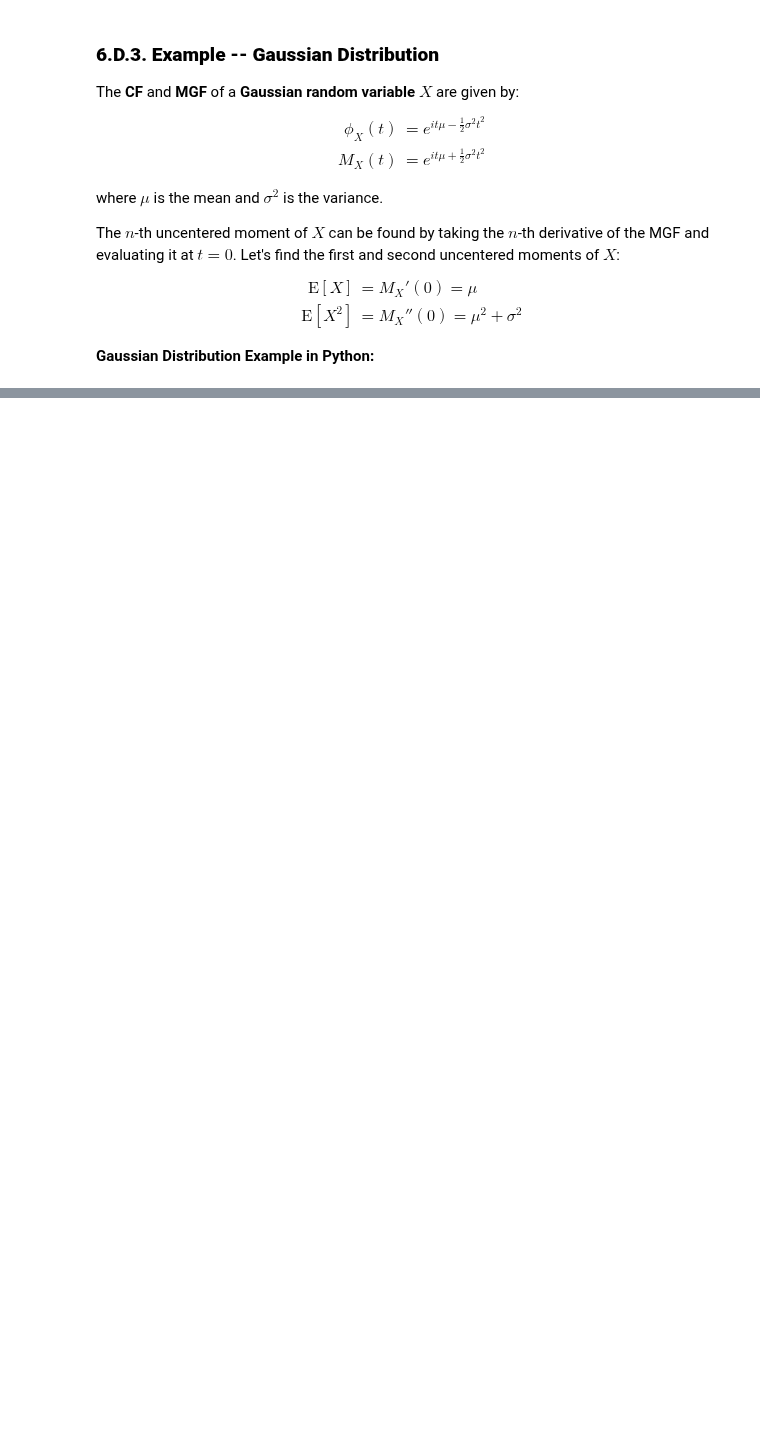
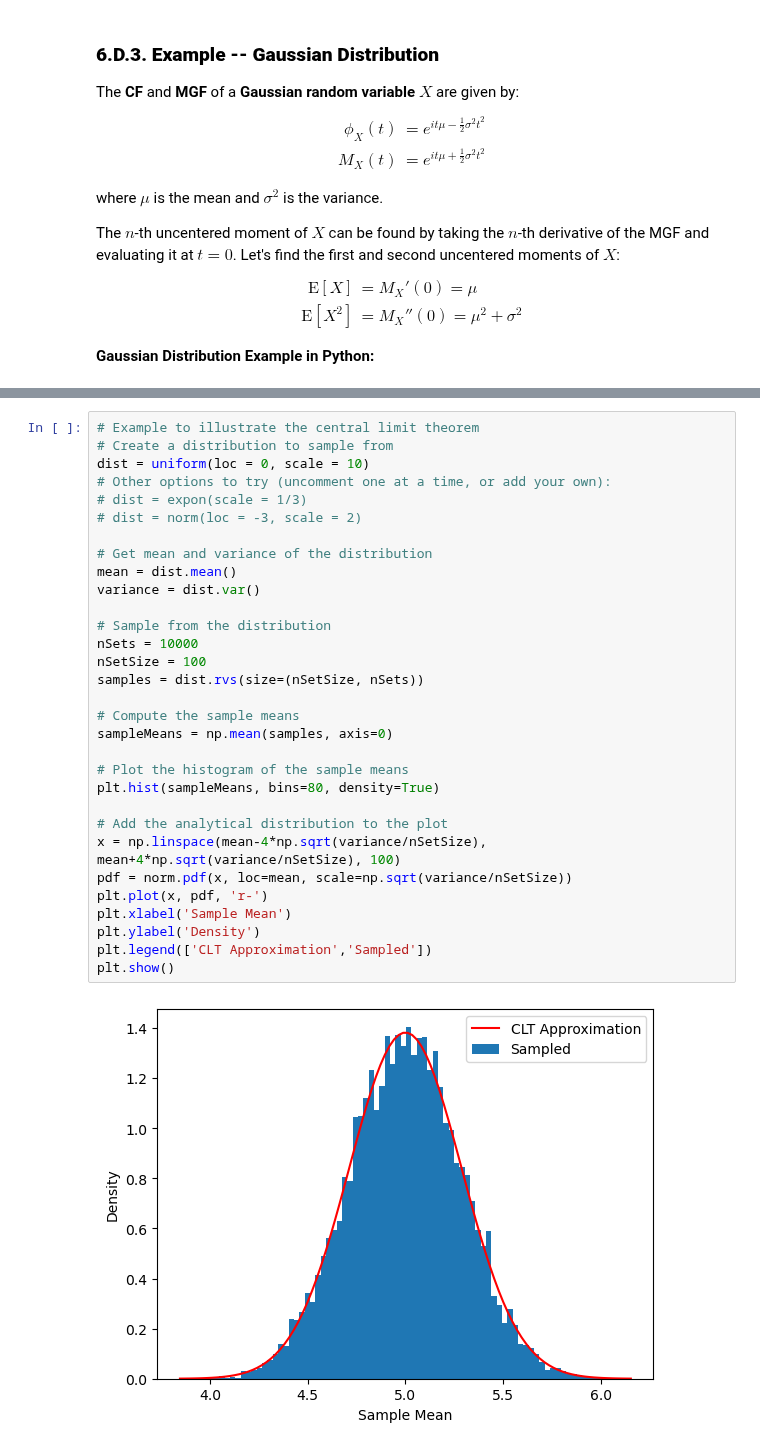
Before and after one commit to nlgrasso/480A5CourseMaterials, a Jupyter notebook: Module3-Statistics/M3A_Distributions_Sampling_Expectations_and_SummaryStatistics.ipynb, the cells around one changed output, grey strips where cells are left out. Cells and saved outputs as stored; diff of their text form; blank space fills up the shorter version.

```diff
--- a/Module3-Statistics/M3A_Distributions_Sampling_Expectations_and_SummaryStatistics.ipynb
+++ b/Module3-Statistics/M3A_Distributions_Sampling_Expectations_and_SummaryStatistics.ipynb
@@ -1155,0 +1296,33 @@ print(f'The variance of the sum is {sigma1**2 + sigma2**2}')
+# %%
+# Example to illustrate the central limit theorem
+# Create a distribution to sample from
+dist = uniform(loc = 0, scale = 10)
+# Other options to try (uncomment one at a time, or add your own):
+# dist = expon(scale = 1/3)
+# dist = norm(loc = -3, scale = 2)
+
+# Get mean and variance of the distribution
+mean = dist.mean()
+variance = dist.var()
+
+# Sample from the distribution
+nSets = 10000
+nSetSize = 100
+samples = dist.rvs(size=(nSetSize, nSets))
+
+# Compute the sample means
+sampleMeans = np.mean(samples, axis=0)
+
+# Plot the histogram of the sample means
+plt.hist(sampleMeans, bins=80, density=True)
+
+# Add the analytical distribution to the plot
+x = np.linspace(mean-4*np.sqrt(variance/nSetSize), mean+4*np.sqrt(variance/nSetSize), 100)
+pdf = norm.pdf(x, loc=mean, scale=np.sqrt(variance/nSetSize))
+plt.plot(x, pdf, 'r-')
+plt.xlabel('Sample Mean')
+plt.ylabel('Density')
+plt.legend(['CLT Approximation','Sampled'])
+plt.show()
+# %% [output]
+[figure, added]
```
Also changed, not shown: parts of 30 cells of this notebook.
